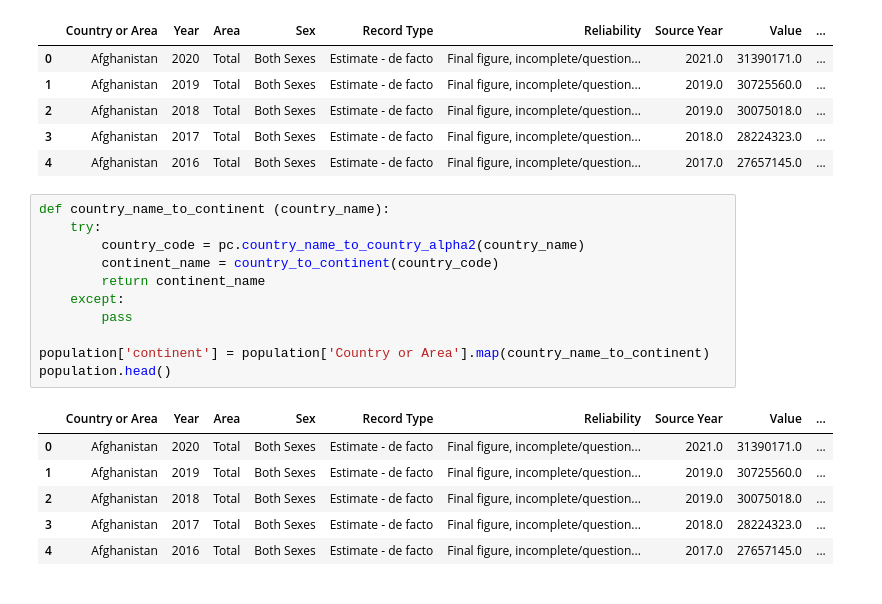
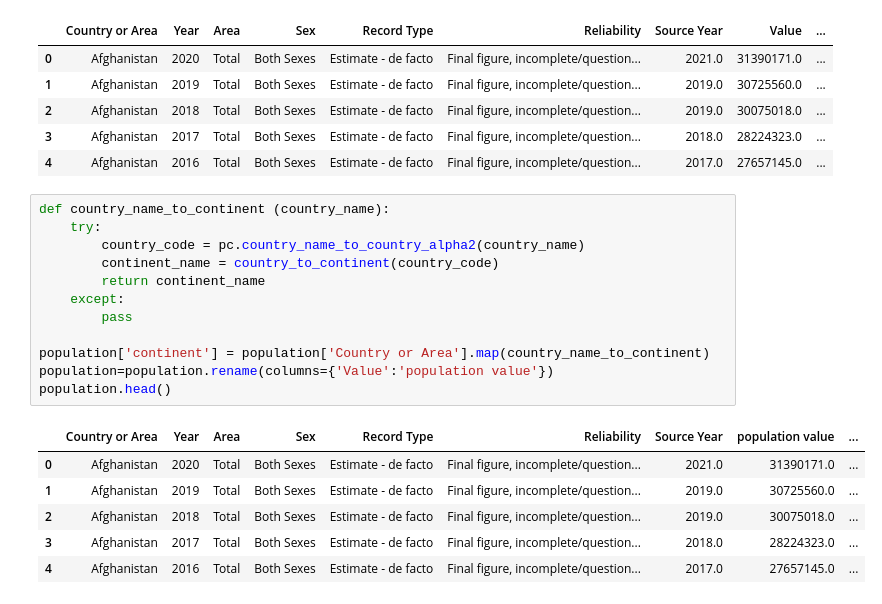
Before and after one commit to BoSuto/Specialist-Certificate-in-Data-Analytics-Essential-Jan-2023, a Jupyter notebook: Project - Spring 2023.ipynb, the cells around one changed output. Cells and saved outputs as stored; diff of their text form.

```diff
--- a/Project - Spring 2023.ipynb
+++ b/Project - Spring 2023.ipynb
@@ -242,16 +239,17 @@ population.head()
 # %%
 def country_name_to_continent (country_name):
     try:
         country_code = pc.country_name_to_country_alpha2(country_name)
         continent_name = country_to_continent(country_code)
         return continent_name
     except:
         pass
 
 population['continent'] = population['Country or Area'].map(country_name_to_continent)
+population=population.rename(columns={'Value':'population value'})
 population.head()
 # %% [output]
-|  | Country or Area | Year | Area | Sex | Record Type | Reliability | Source Year | Value | ... |
+|  | Country or Area | Year | Area | Sex | Record Type | Reliability | Source Year | population value | ... |
 | 0 | Afghanistan | 2020 | Total | Both Sexes | Estimate - de facto | Final figure, incomplete/question... | 2021.0 | 31390171.0 | ... |
 | 1 | Afghanistan | 2019 | Total | Both Sexes | Estimate - de facto | Final figure, incomplete/question... | 2019.0 | 30725560.0 | ... |
 | 2 | Afghanistan | 2018 | Total | Both Sexes | Estimate - de facto | Final figure, incomplete/question... | 2019.0 | 30075018.0 | ... |
```
Also changed, not shown: parts of 18 cells of this notebook.
